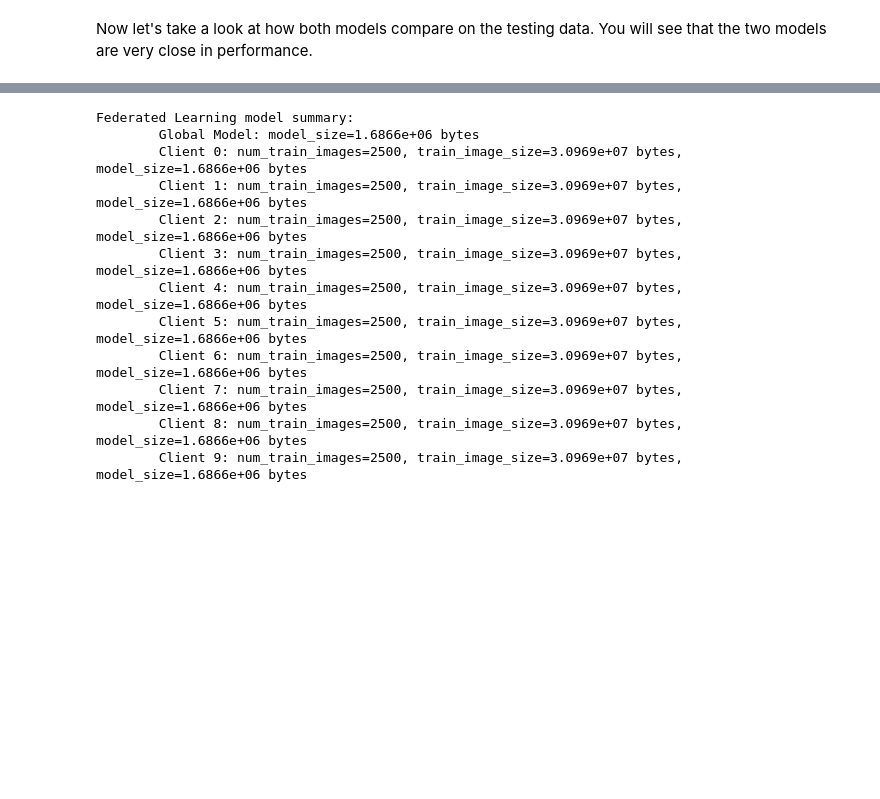
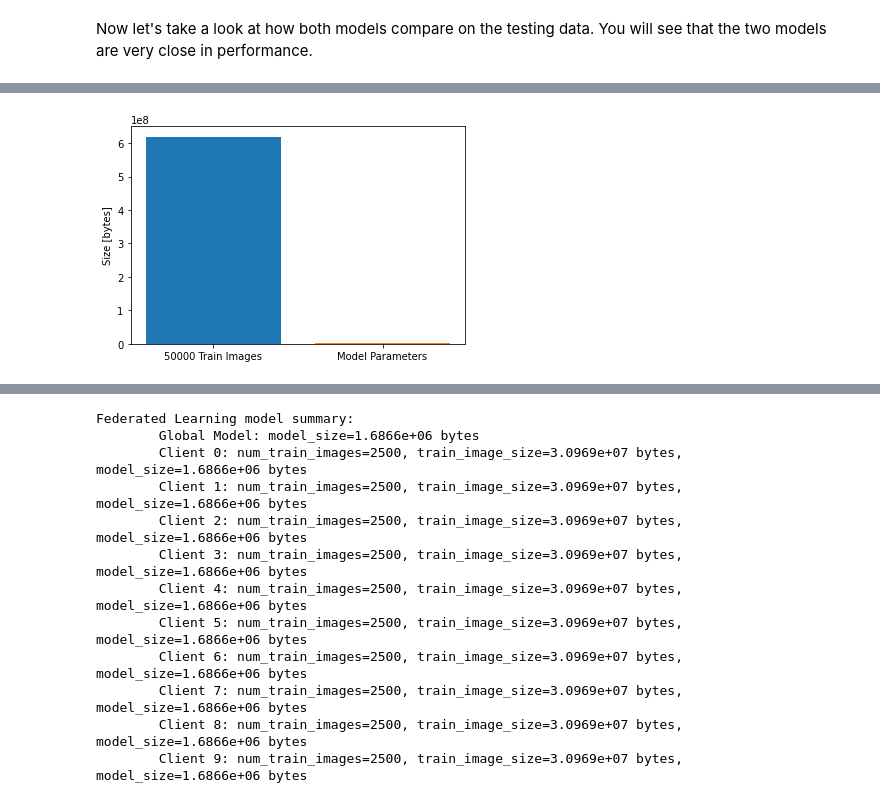
Before and after one commit to zanderman/federated-learning-wireless-demo, a Jupyter notebook: fl-demo.ipynb, the cells around one changed output, grey strips where cells are left out. Saved outputs shown, nothing was run; the diff lists cells and outputs as text; code cells hidden in the pictures; blank space fills up the shorter version.

```diff
--- a/fl-demo.ipynb
+++ b/fl-demo.ipynb
@@ -490,0 +504,9 @@ Traditional accuracy: 73.92999267578125
+# %%
+# Plot model parameter size versus total train image size.
+plt.bar(f'{len(trainset_cifar10)} Train Images', size_cifar10_train)
+plt.bar('Model Parameters', size_model_trad)
+plt.ylabel('Size bytes')
+fname = 'all_train_images_vs_model_params.png'
+plt.savefig(fname, dpi=150, bbox_inches='tight')
+files.download(fname)
+# %% [output]
@@ -490,0 +515 @@ Traditional accuracy: 73.92999267578125
+[figure, added]
```
Also changed, not shown: parts of 19 cells of this notebook.
